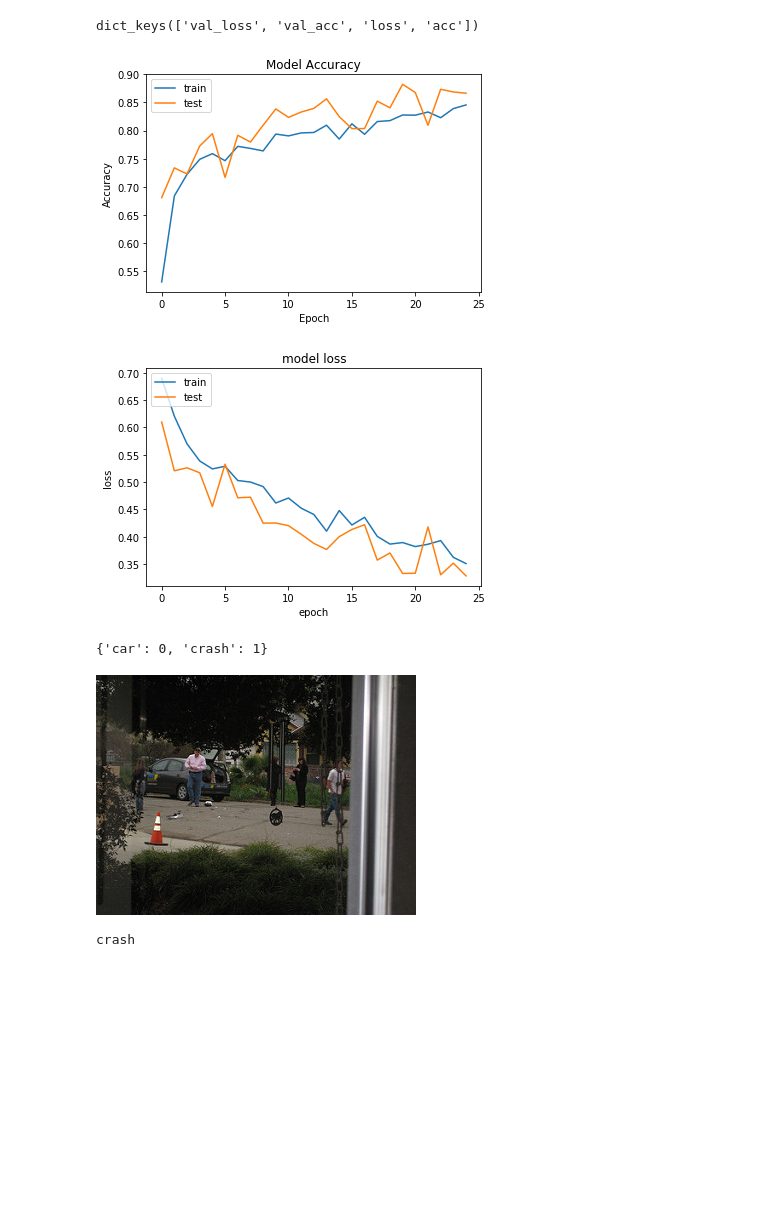
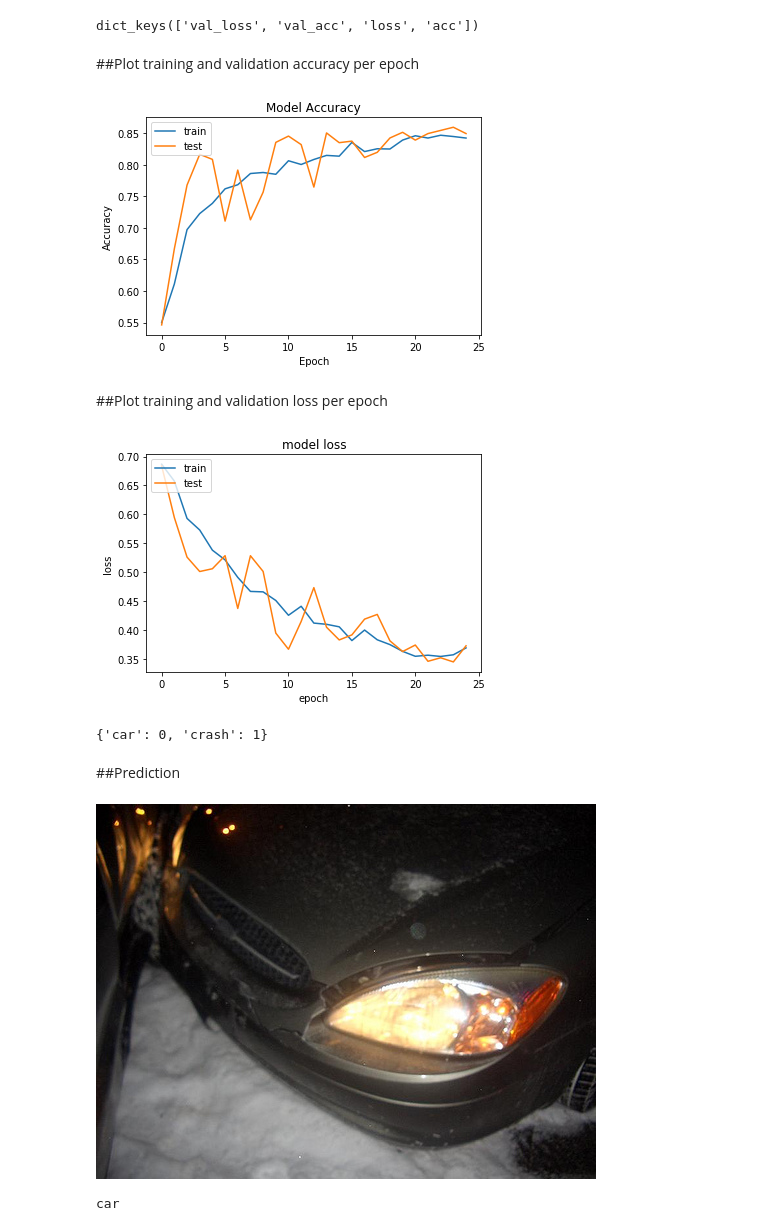
Before and after one commit to S3688570/Cars_Deep_Learning, a Jupyter notebook: test.ipynb, the cells around one changed output. Drawn from its saved outputs; the diff is of its cells as text; code cells hidden in the pictures; blank space fills up the shorter version.

```diff
--- a/test.ipynb
+++ b/test.ipynb
@@ -83,12 +177,16 @@ test_datagen = ImageDataGenerator(rescale = 1./255)
 training_set = train_datagen.flow_from_directory('/content/drive/My Drive/Colab Notebooks/cars_dl/cars/training_set',
                                                  target_size = (img_width, img_height),
                                                  batch_size = 32,
-                                                 class_mode = 'binary')
+                                                 class_mode = 'binary',
+                                                 shuffle=True,
+                                                 seed=42)
 
 test_set = test_datagen.flow_from_directory('/content/drive/My Drive/Colab Notebooks/cars_dl/cars/val_set',
                                             target_size = (img_width, img_height),
                                             batch_size = 32,
-                                            class_mode = 'binary')
+                                            class_mode = 'binary',
+                                            shuffle=True,
+                                            seed=42)
 # %% [output]
 Found 2890 images belonging to 2 classes.
 Found 747 images belonging to 2 classes.
@@ -94,0 +202,3 @@ Found 747 images belonging to 2 classes.
+# %%
+imgs, labels = next(test_set)
+plots(imgs, titles = labels)
@@ -130,6 +245,8 @@ Epoch 25/25
 print(history.history.keys())
 # %% [output]
 dict_keys(['val_loss', 'val_acc', 'loss', 'acc'])
+# %% [markdown]
+##Plot training and validation accuracy per epoch
 # %%
 import matplotlib.pyplot as plt
 #summarize history for accuracy
@@ -141,7 +258,9 @@ plt.xlabel('Epoch')
 plt.legend(['train', 'test'], loc='upper left')
 plt.show()
 # %% [output]
-[figure, old version]
+[figure, new version]
+# %% [markdown]
+##Plot training and validation loss per epoch
 # %%
 # summarize history for loss
 plt.plot(history.history['loss'])
@@ -152,32 +271,33 @@ plt.xlabel('epoch')
 plt.legend(['train', 'test'], loc='upper left')
 plt.show()
 # %% [output]
-[figure, old version]
+[figure, new version]
 # %%
 training_set.class_indices
 # %% [output]
 {'car': 0, 'crash': 1}
+# %% [markdown]
+##Prediction
 # %%
-
 testCarImages = os.listdir('/content/drive/My Drive/Colab Notebooks/cars_dl/cars/test_set/test/')
-testFilename = '/content/drive/My Drive/Colab Notebooks/cars_dl/cars/test_set/test/' + testCarImages[220]
+testFilename = '/content/drive/My Drive/Colab Notebooks/cars_dl/cars/test_set/test/' + testCarImages[225]
 
 test_image = image.load_img(testFilename, target_size = (img_width, img_height))
 test_image = image.img_to_array(test_image)
 test_image = np.expand_dims(test_image, axis=0)
 result = classifier.predict(test_image)
 test_set.class_indices
-if result[0][0] >= 0.5:
+if result[0][0] >= 0.8:
   prediction = 'crash'
 else:
   prediction = 'car'
 
 
 dimage = Image.open(testFilename)
 dimage
 # %% [output]
-[figure, old version]
+[figure, new version]
 # %%
 print(prediction)
 # %% [output]
-crash
+car
```
Also changed, not shown: parts of 27 cells of this notebook.
